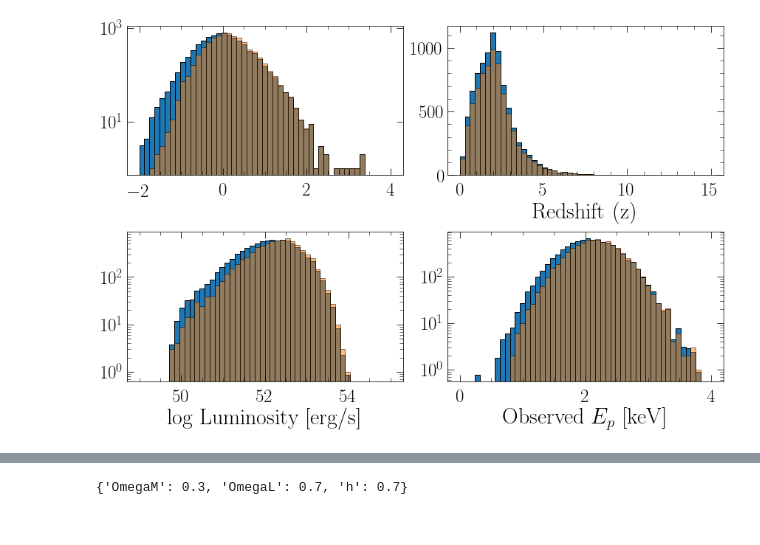
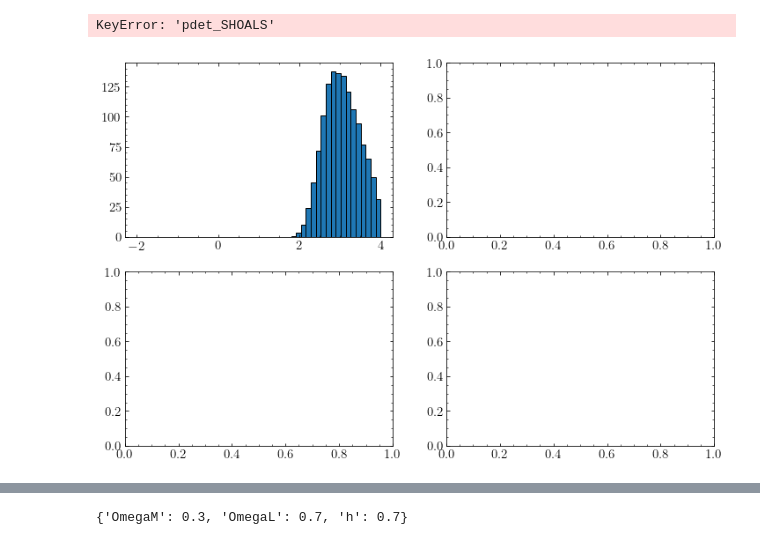
Before and after one commit to JPalmerio/GRB_population_model, a Jupyter notebook: ipynb_codes/Debugger.ipynb, the cells around one changed output, grey strips where cells are left out. Drawn from its saved outputs; the diff is of its cells as text; code cells hidden in the pictures.

```diff
--- a/ipynb_codes/Debugger.ipynb
+++ b/ipynb_codes/Debugger.ipynb
@@ -41,7 +43,9 @@ paths_to_dir, paths_to_files = io.generate_paths()
 # %%
 config, params, instruments, samples, obs_constraints = io.read_init_files(paths_to_files)
 config['Nb_GRBs'] = '1e5'
-config['samples'] = ['Stern', 'EpGBM', 'eBAT6', 'SHOALS', 'ECLAIRs']
+config['samples'] = ['Stern', 'ECLAIRs']
+config['constraints'] = ['Stern']
 config['output_dir'] = 'debugger'
-paths_to_dir['output'] = paths_to_dir['output']/config['output_dir']
+# paths_to_dir['output'] = paths_to_dir['output']/config['output_dir']
+paths_to_dir['output']=Path('/Users/palmerio/Science_projects/GRB_population_model/model_outputs/debugger/')
 # %% [output]
@@ -138,34 +162,36 @@ Sample size :82
 # %%
 # def plot_ECLAIRs_pop(pop):
 pop = gp
 fig, axes = plt.subplots(2,2, figsize=(12,8))
 df = pop.properties
 # pflx distr
-axes[0,0].hist(np.log10(df['pht_pflx_BATSE']), weights=df['pdet_ECLAIRs_tot'], bins=np.linspace(-2,4, 50))
-axes[0,0].hist(np.log10(df['pht_pflx_BATSE']), weights=df['pdet_SHOALS'], bins=np.linspace(-2,4, 50), alpha=0.5)
+axes[0,0].hist(np.log10(df['pht_cts_ECLAIRs']), weights=df['pdet_ECLAIRs_tot'], bins=np.linspace(-2,4, 50))
+axes[0,0].hist(np.log10(df['pht_cts_ECLAIRs']), weights=df['pdet_SHOALS'], bins=np.linspace(-2,4, 50), alpha=0.5)
 axes[0,0].set_yscale('log')
+axes[0,0].set_xlabel('Count rate [cts/s/cm2]')
 
 # z distr
 axes[0,1].hist(df['z'], weights=df['pdet_ECLAIRs_tot'], bins=np.linspace(0, 15, 50))
 axes[0,1].hist(df['z'], weights=df['pdet_SHOALS'], bins=np.linspace(0, 15, 50), alpha=0.5)
 axes[0,1].set_xlabel('Redshift (z)')
 # axes[0,1].set_yscale('log')
 
 # L distr
 axes[1,0].hist(np.log10(df['L']), weights=df['pdet_ECLAIRs_tot'], bins=np.linspace(49, 55, 51))
 axes[1,0].hist(np.log10(df['L']), weights=df['pdet_SHOALS'], bins=np.linspace(49, 55, 51), alpha=0.5)
 axes[1,0].set_xlabel('log Luminosity [erg/s]')
 axes[1,0].set_yscale('log')
 
 # Ep distr
 axes[1,1].hist(np.log10(df['Epobs']), weights=df['pdet_ECLAIRs_tot'], bins=np.linspace(0, 4, 51))
 axes[1,1].hist(np.log10(df['Epobs']), weights=df['pdet_SHOALS'], bins=np.linspace(0, 4, 51), alpha=0.5)
 axes[1,1].set_xlabel('Observed $E_p$ [keV]')
 axes[1,1].set_yscale('log')
 
 #     return
 # %% [output]
+KeyError: 'pdet_SHOALS'
-[figure, old version]
+[figure, new version]
 # %%
 df
 # %% [output]
```
Also changed, not shown: parts of 11 cells of this notebook, 34 other files.
